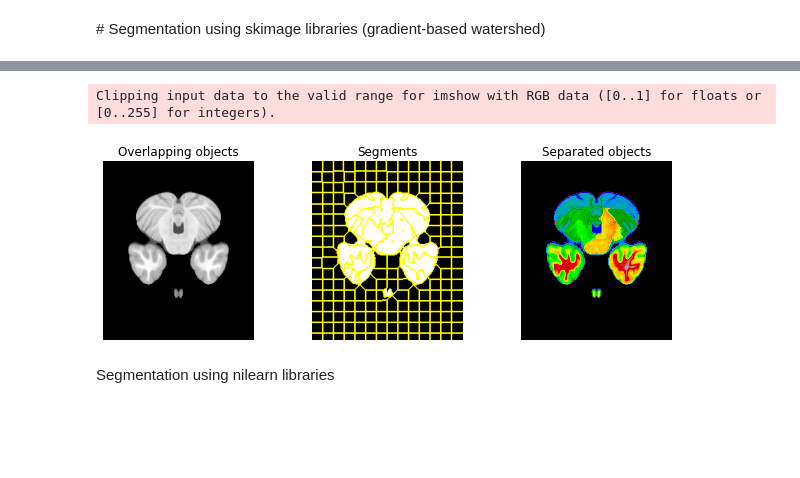
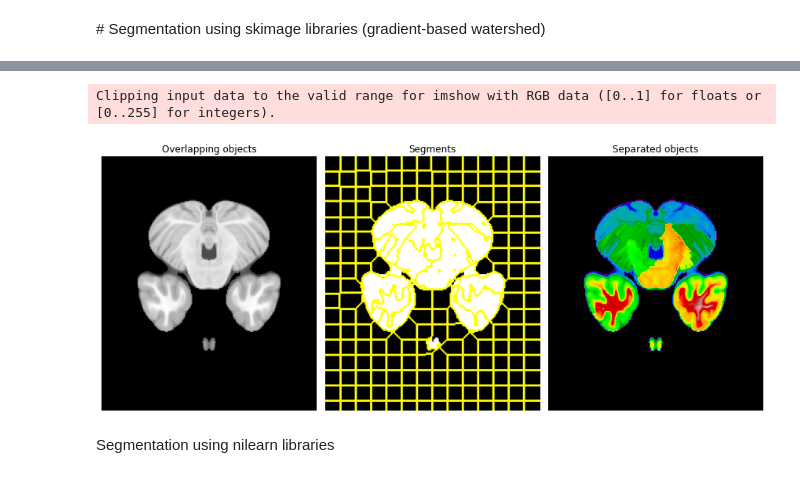
Before and after one commit to raulbenitez/NEUROIMAGING_AI, a Jupyter notebook: NI_segmentation.ipynb, the cells around one changed output, grey strips where cells are left out. Saved outputs shown, nothing was run; the diff lists cells and outputs as text; code cells hidden in the pictures; blank space fills up the shorter version.

```diff
--- a/NI_segmentation.ipynb
+++ b/NI_segmentation.ipynb
@@ -276,7 +314,7 @@ from skimage.segmentation import felzenszwalb, slic, quickshift, watershed
 gradient = sobel(rgb2gray(I))
 segments_watershed = watershed(gradient, markers=250, compactness=0.001)
 
-fig, axes = plt.subplots(ncols=3, figsize=(9, 3), sharex=True, sharey=True)
+fig, axes = plt.subplots(ncols=3, figsize=(12, 12), sharex=True, sharey=True)
 ax = axes.ravel()
 
 ax[0].imshow(I, cmap=plt.cm.gray)
@@ -296,22 +334,24 @@ plt.show()
 # %%
-fig, axes = plt.subplots(ncols=3, figsize=(9, 3), sharex=True, sharey=True)
+from skimage.segmentation import mark_boundaries
+
+fig, axes = plt.subplots(ncols=3, figsize=(12, 12), sharex=True, sharey=True)
 ax = axes.ravel()
 
 ax[0].imshow(I, cmap=plt.cm.gray)
 ax[0].set_title('Overlapping objects')
 ax[1].imshow(mark_boundaries(I, segments_watershed))
 ax[1].set_title('Segments')
 ax[2].imshow(I*segments_watershed, cmap=plt.cm.nipy_spectral)
 ax[2].set_title('Separated objects')
 
 for a in ax:
     a.set_axis_off()
 
 fig.tight_layout()
 plt.show()
 # %% [output]
 Clipping input data to the valid range for imshow with RGB data ([0..1] for floats or [0..255] for integers).
-[figure, old version]
+[figure, new version]
 # %% [markdown]
 Segmentation using nilearn libraries
 # %% [markdown]
```
Also changed, not shown: parts of 21 cells of this notebook.
